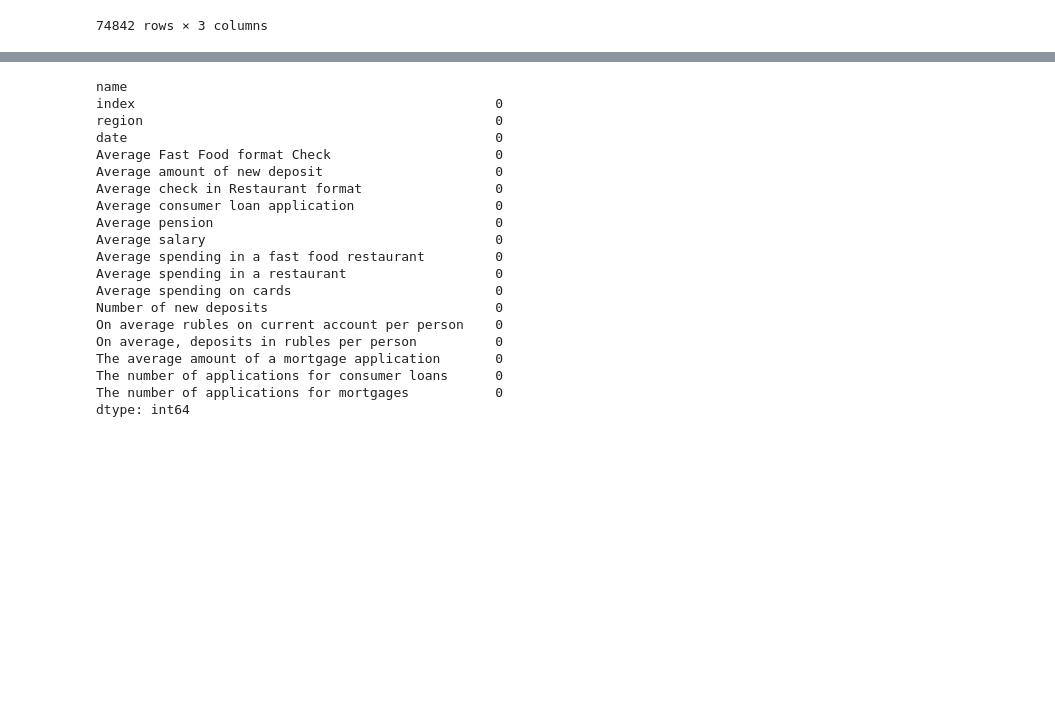
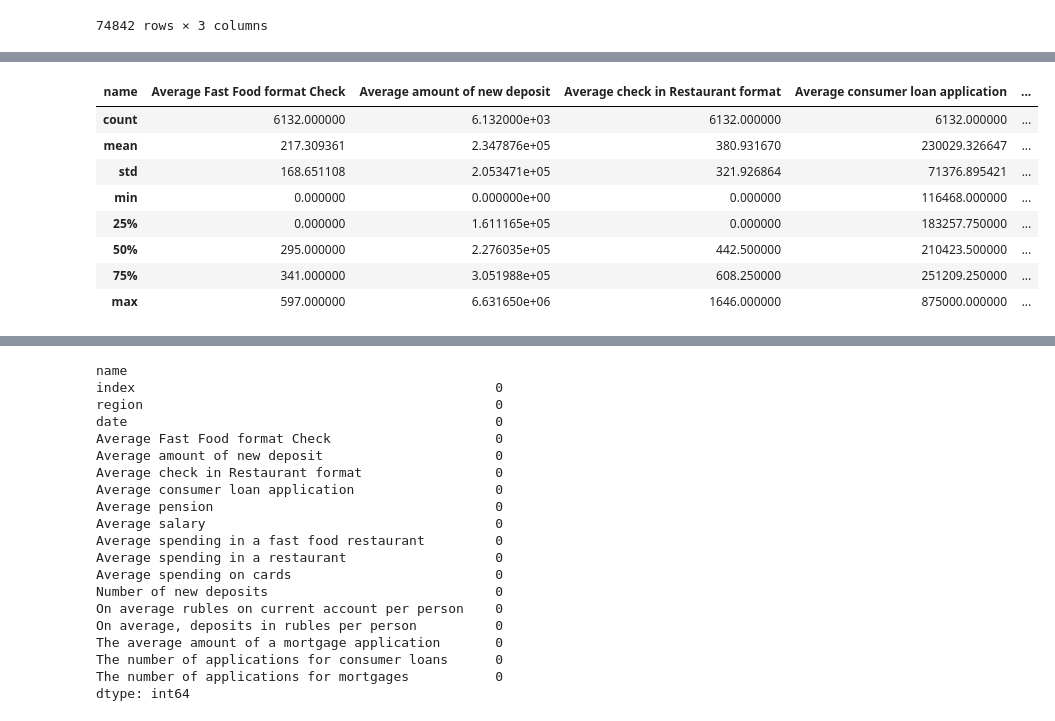
Before and after one commit to vinogrartati/sberbank_dataset, a Jupyter notebook: sberbank_dataset.ipynb, the cells around one changed output, grey strips where cells are left out. Saved outputs shown, nothing was run; the diff lists cells and outputs as text; code cells hidden in the pictures; blank space fills up the shorter version.

```diff
--- a/sberbank_dataset.ipynb
+++ b/sberbank_dataset.ipynb
@@ -78,2 +107,14 @@ NameError: name 'new_date' is not defined
 # %%
 new = data.pivot_table(index=["region", "date"], columns="name", values="value", aggfunc="mean", fill_value=0).reset_index()
+# %%
+new.describe()
+# %% [output]
+| name | Average Fast Food format Check | Average amount of new deposit | Average check in Restaurant format | Average consumer loan application | ... |
+| count | 6132.000000 | 6.132000e+03 | 6132.000000 | 6132.000000 | ... |
+| mean | 217.309361 | 2.347876e+05 | 380.931670 | 230029.326647 | ... |
+| std | 168.651108 | 2.053471e+05 | 321.926864 | 71376.895421 | ... |
+| min | 0.000000 | 0.000000e+00 | 0.000000 | 116468.000000 | ... |
+| 25% | 0.000000 | 1.611165e+05 | 0.000000 | 183257.750000 | ... |
+| 50% | 295.000000 | 2.276035e+05 | 442.500000 | 210423.500000 | ... |
+| 75% | 341.000000 | 3.051988e+05 | 608.250000 | 251209.250000 | ... |
+| max | 597.000000 | 6.631650e+06 | 1646.000000 | 875000.000000 | ... |
```
Also changed, not shown: parts of 19 cells of this notebook.
